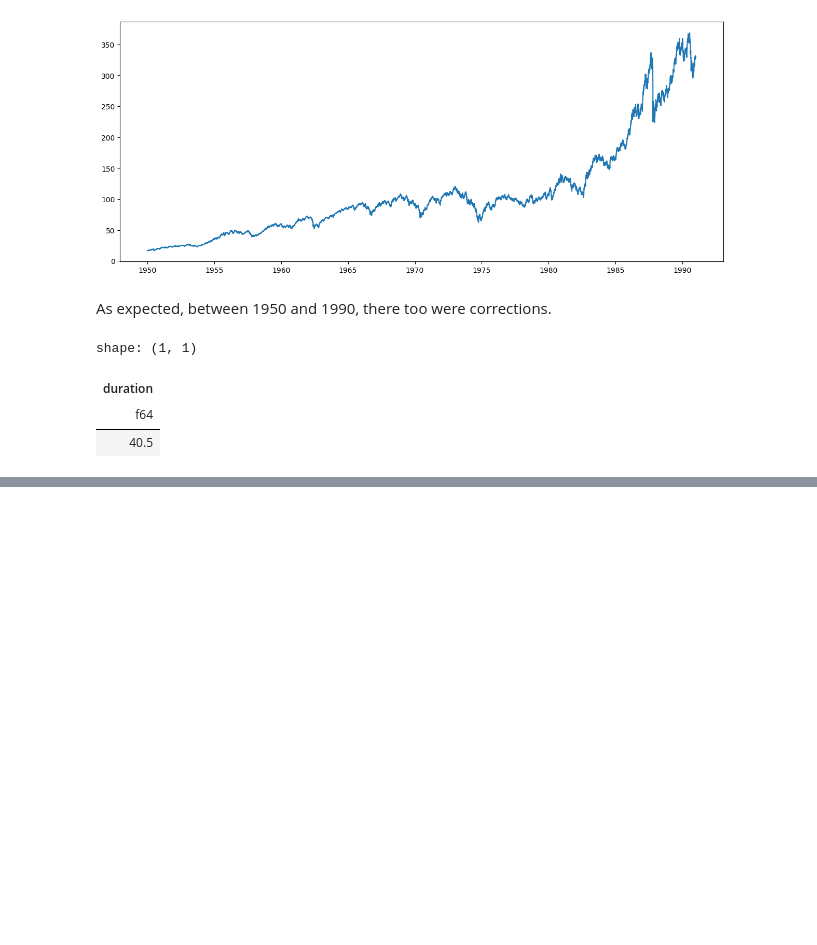
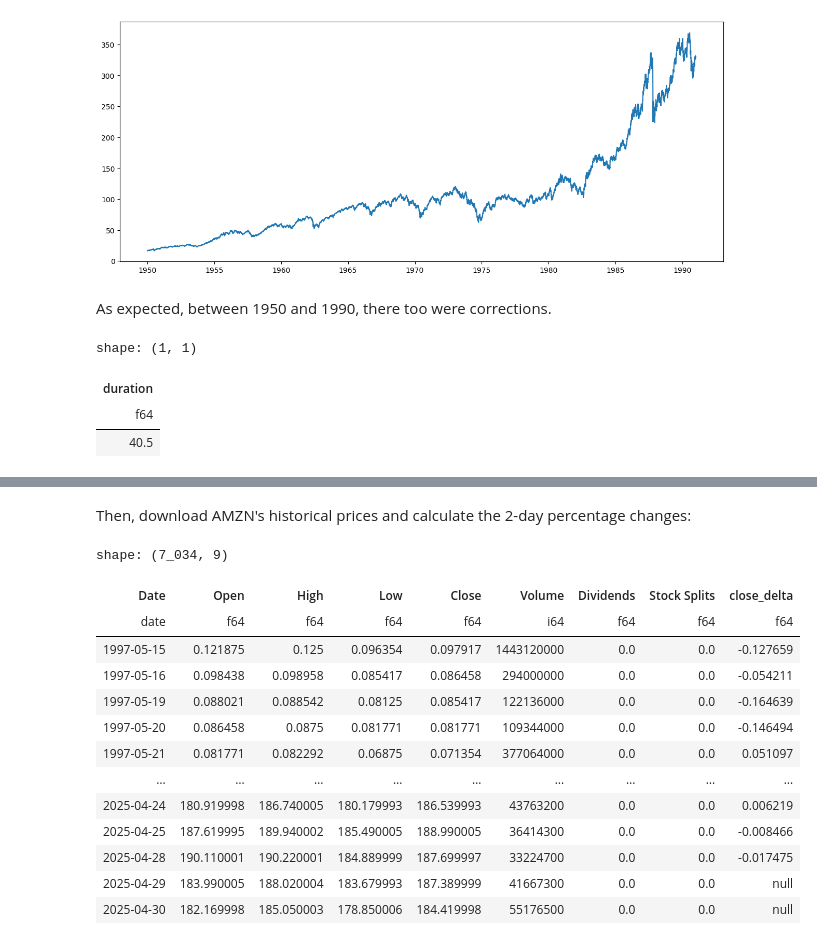
Before and after one commit to shaolang/smaz, a Jupyter notebook: homework1.ipynb, the cells around one changed output, grey strips where cells are left out. Drawn from its saved outputs; the diff is of its cells as text; code cells hidden in the pictures; blank space fills up the shorter version.

```diff
--- a/homework1.ipynb
+++ b/homework1.ipynb
@@ -264,0 +319,26 @@ shape: (1, 1)
+# %% [markdown]
+Then, download AMZN's historical prices and calculate the 2-day percentage changes:
+# %%
+amzn = (
+    load_ohlc('AMZN', start='1997-01-01')
+    .with_columns(
+        Date=c('Date').cast(pl.Date),
+        close_delta=(c('Close').shift(-2) / c('Close')) - 1
+    )
+)
+amzn
+# %% [output]
+shape: (7_034, 9)
+| Date | Open | High | Low | Close | Volume | Dividends | Stock Splits | close_delta |
+| date | f64 | f64 | f64 | f64 | i64 | f64 | f64 | f64 |
+| 1997-05-15 | 0.121875 | 0.125 | 0.096354 | 0.097917 | 1443120000 | 0.0 | 0.0 | -0.127659 |
+| 1997-05-16 | 0.098438 | 0.098958 | 0.085417 | 0.086458 | 294000000 | 0.0 | 0.0 | -0.054211 |
+| 1997-05-19 | 0.088021 | 0.088542 | 0.08125 | 0.085417 | 122136000 | 0.0 | 0.0 | -0.164639 |
+| 1997-05-20 | 0.086458 | 0.0875 | 0.081771 | 0.081771 | 109344000 | 0.0 | 0.0 | -0.146494 |
+| 1997-05-21 | 0.081771 | 0.082292 | 0.06875 | 0.071354 | 377064000 | 0.0 | 0.0 | 0.051097 |
+| … | … | … | … | … | … | … | … | … |
+| 2025-04-24 | 180.919998 | 186.740005 | 180.179993 | 186.539993 | 43763200 | 0.0 | 0.0 | 0.006219 |
+| 2025-04-25 | 187.619995 | 189.940002 | 185.490005 | 188.990005 | 36414300 | 0.0 | 0.0 | -0.008466 |
+| 2025-04-28 | 190.110001 | 190.220001 | 184.889999 | 187.699997 | 33224700 | 0.0 | 0.0 | -0.017475 |
+| 2025-04-29 | 183.990005 | 188.020004 | 183.679993 | 187.389999 | 41667300 | 0.0 | 0.0 | null |
+| 2025-04-30 | 182.169998 | 185.050003 | 178.850006 | 184.419998 | 55176500 | 0.0 | 0.0 | null |
```
Also changed, not shown: parts of 10 cells of this notebook.
